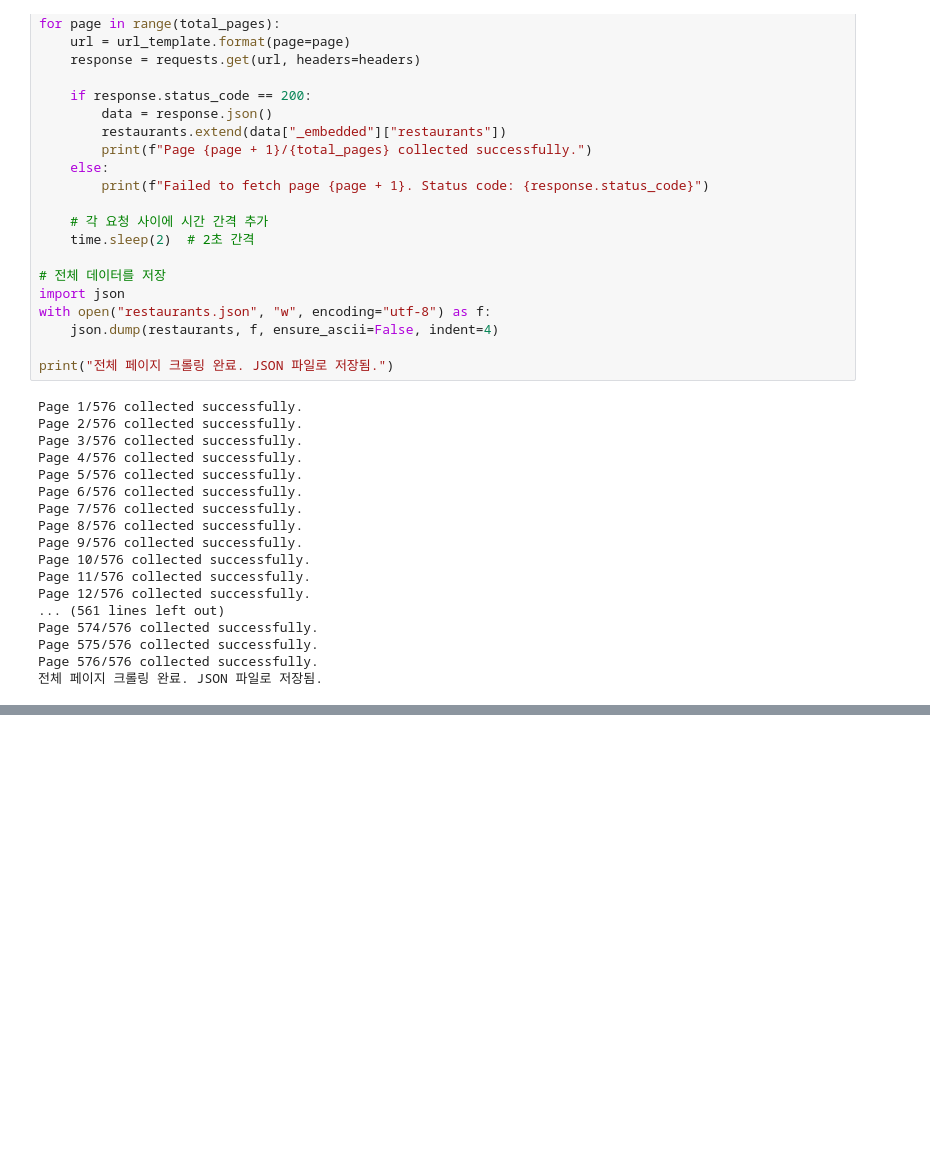
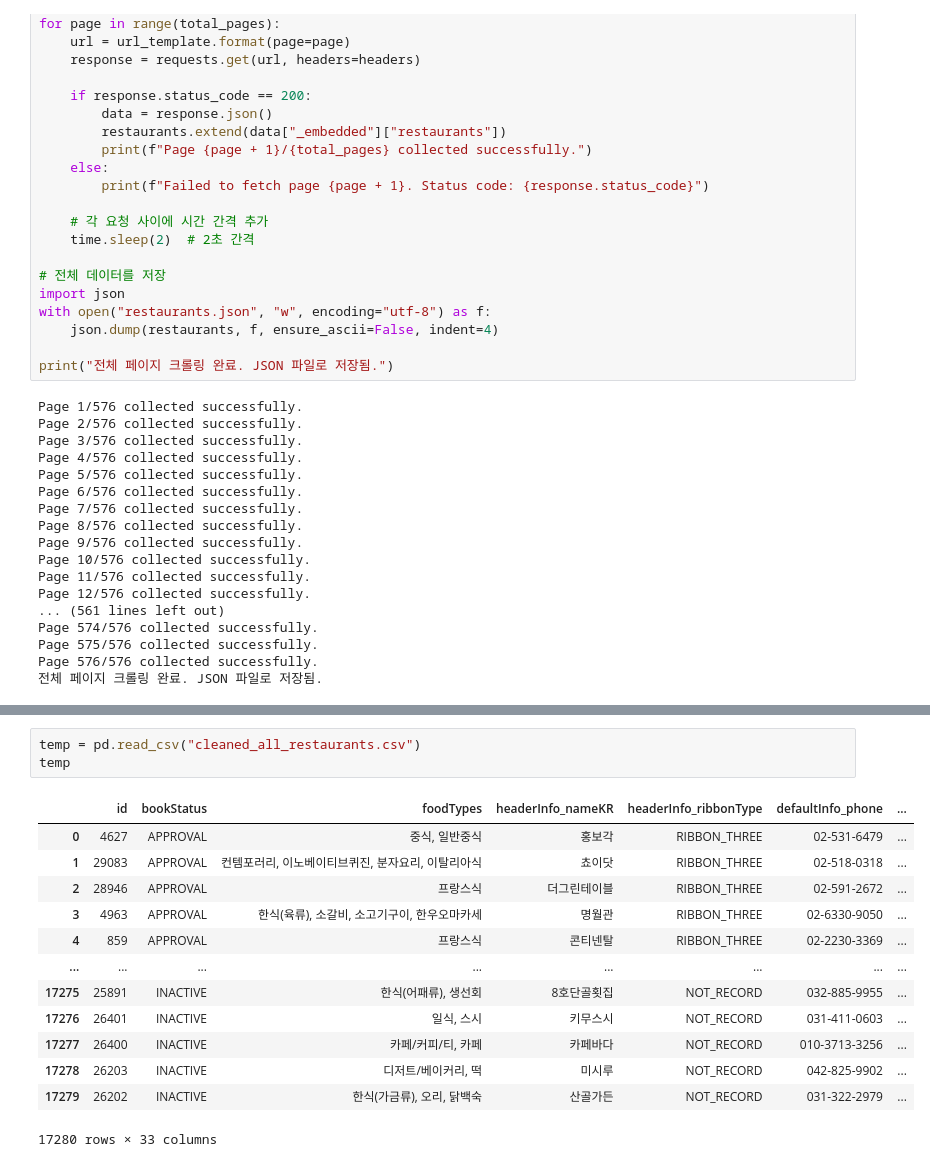
Before and after one commit to SKNETWORKS-FAMILY-AICAMP/SKN06-3rd-2Team, a Jupyter notebook: BRS 데이터 수집과 전처리_all.ipynb, the cells around one changed output, grey strips where cells are left out. Drawn from its saved outputs; the diff is of its cells as text; blank space fills up the shorter version.

```diff
--- a/BRS 데이터 수집과 전처리_all.ipynb
+++ b/BRS 데이터 수집과 전처리_all.ipynb
@@ -149,3 +179,20 @@ df.to_csv("cleaned_all_restaurants.csv", index=False)
 print("수정된 최종 CSV 파일 저장 완료!")
 # %% [output]
 수정된 최종 CSV 파일 저장 완료!
+# %%
+temp = pd.read_csv("cleaned_all_restaurants.csv")
+temp
+# %% [output]
+|  | id | bookStatus | foodTypes | headerInfo_nameKR | headerInfo_ribbonType | defaultInfo_phone | ... |
+| 0 | 4627 | APPROVAL | 중식, 일반중식 | 홍보각 | RIBBON_THREE | 02-531-6479 | ... |
+| 1 | 29083 | APPROVAL | 컨템포러리, 이노베이티브퀴진, 분자요리, 이탈리아식 | 쵸이닷 | RIBBON_THREE | 02-518-0318 | ... |
+| 2 | 28946 | APPROVAL | 프랑스식 | 더그린테이블 | RIBBON_THREE | 02-591-2672 | ... |
+| 3 | 4963 | APPROVAL | 한식(육류), 소갈비, 소고기구이, 한우오마카세 | 명월관 | RIBBON_THREE | 02-6330-9050 | ... |
+| 4 | 859 | APPROVAL | 프랑스식 | 콘티넨탈 | RIBBON_THREE | 02-2230-3369 | ... |
+| ... | ... | ... | ... | ... | ... | ... | ... |
+| 17275 | 25891 | INACTIVE | 한식(어패류), 생선회 | 8호단골횟집 | NOT_RECORD | 032-885-9955 | ... |
+| 17276 | 26401 | INACTIVE | 일식, 스시 | 키무스시 | NOT_RECORD | 031-411-0603 | ... |
+| 17277 | 26400 | INACTIVE | 카페/커피/티, 카페 | 카페바다 | NOT_RECORD | 010-3713-3256 | ... |
+| 17278 | 26203 | INACTIVE | 디저트/베이커리, 떡 | 미시루 | NOT_RECORD | 042-825-9902 | ... |
+| 17279 | 26202 | INACTIVE | 한식(가금류), 오리, 닭백숙 | 산골가든 | NOT_RECORD | 031-322-2979 | ... |
+17280 rows × 33 columns
```
Also changed, not shown: parts of 4 cells of this notebook, 1 other file.
